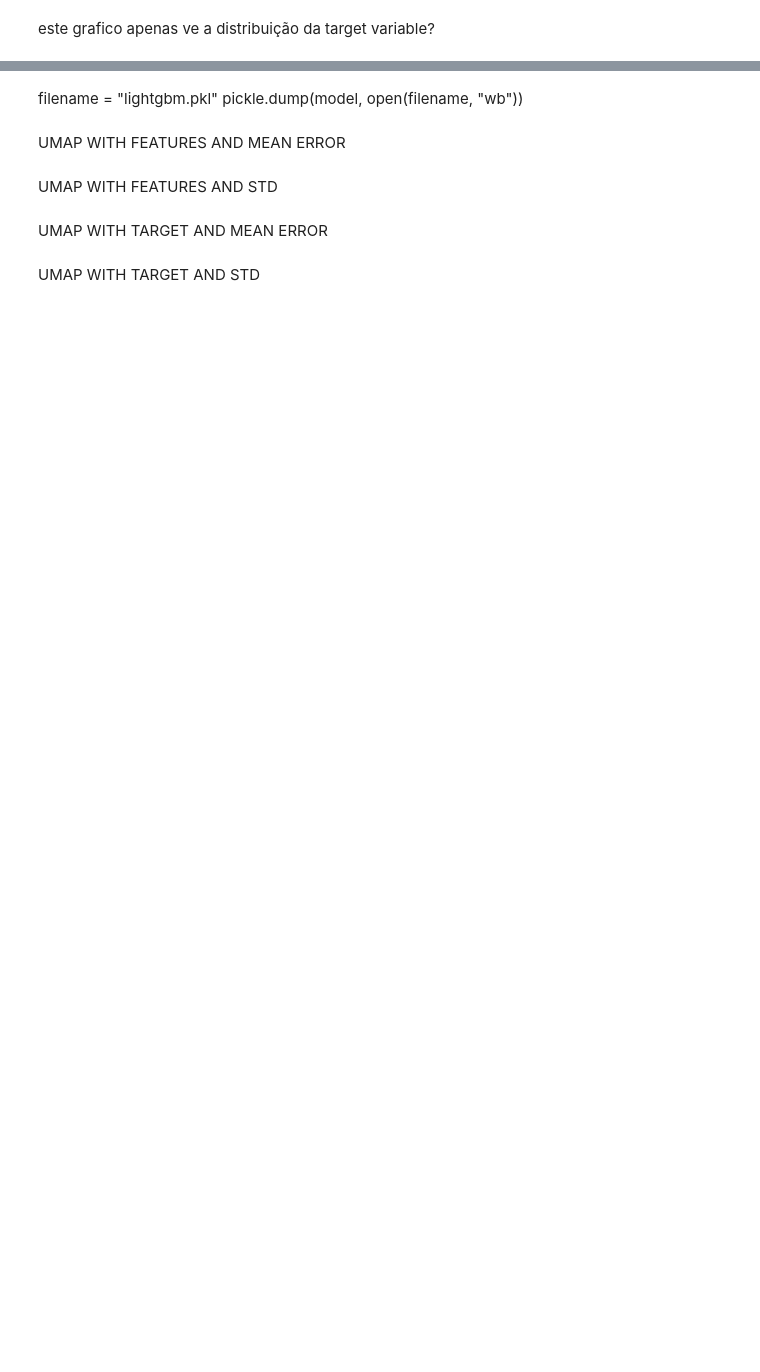
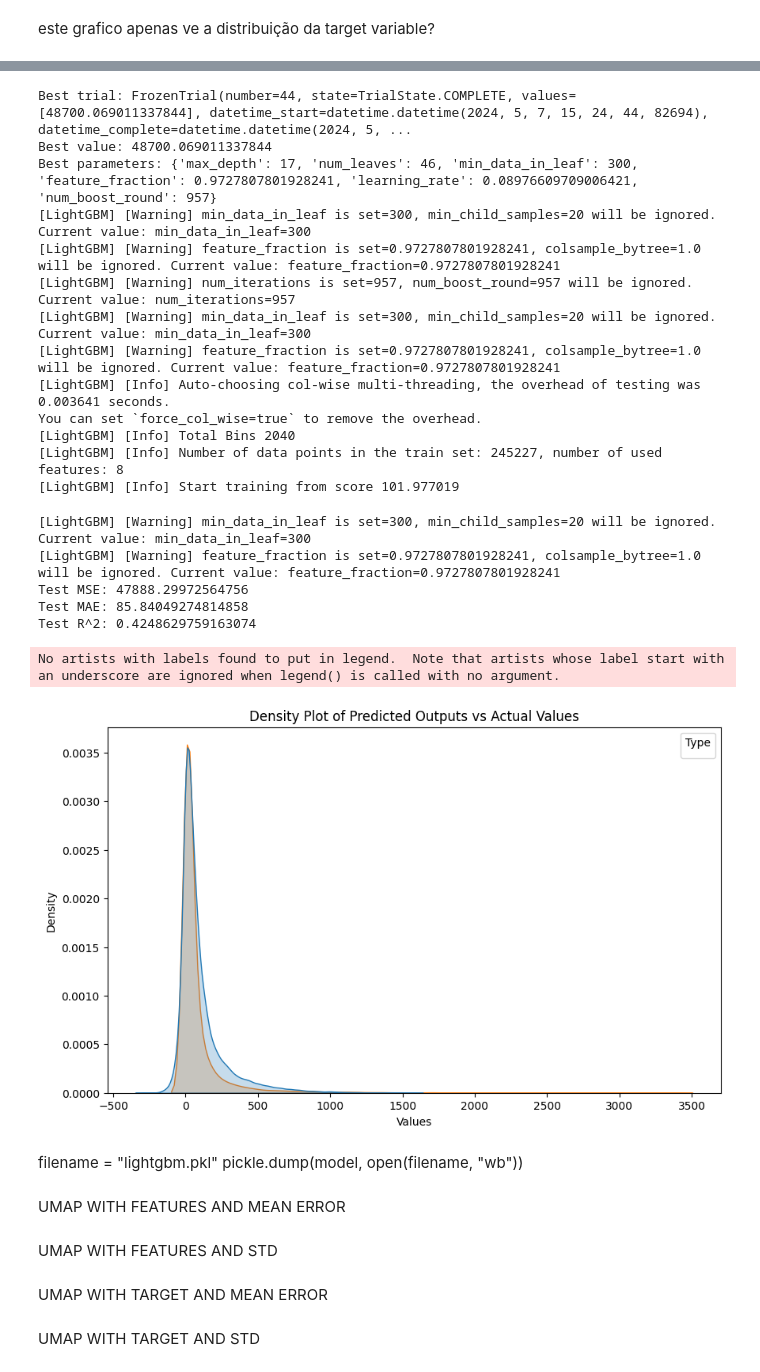
Before and after one commit to laiarodrigo/PIC-STELLARATOR, a Jupyter notebook: data_analysis/jup3.ipynb, the cells around one changed output, grey strips where cells are left out. Drawn from its saved outputs; the diff is of its cells as text; code cells hidden in the pictures; blank space fills up the shorter version.

Commit message:
updating file: analise3.py - normal lightgbm and graphics

```diff
--- a/data_analysis/jup3.ipynb
+++ b/data_analysis/jup3.ipynb
@@ -273,16 +421,68 @@ KeyboardInterrupt:
 # %%
 print('Best trial:', study.best_trial)
 print('Best value:', study.best_value)
 print('Best parameters:', study.best_params)
 
 import lightgbm as lgb
 
 # Assuming study.best_params already includes the best hyperparameters from your Optuna study for a regression problem
 model = lgb.LGBMRegressor(**study.best_params)
 
 # Assuming features_no_outliers and target_no_outliers are your feature matrix and target vector, respectively
 model.fit(features_no_outliers, target_no_outliers)
 
 # After fitting, you can use the model to predict or evaluate it further
 # For example, to predict new values
 predictions = model.predict(test_features_no_outliers)
+
+mse = mean_squared_error(test_target_no_outliers, predictions)
+mae = mean_absolute_error(test_target_no_outliers, predictions)
+r2 = r2_score(test_target_no_outliers, predictions)
+
+print(f"Test MSE: {mse}")
+print(f"Test MAE: {mae}")
+print(f"Test R^2: {r2}")
+
+df_predictions = pd.DataFrame({
+    "Predicted": predictions.flatten(),  # Flatten in case the predictions are in a 2D array
+    "Type": "Predicted"
+})
+df_actual = pd.DataFrame({
+    "Predicted": np.tile(Y_test, (len(predictions) // len(Y_test))),
+    "Type": "Actual"
+})
+
+import matplotlib.pyplot as plt
+import seaborn as sns
+
+# Combine and plot
+df_combined = pd.concat([df_predictions, df_actual])
+plt.figure(figsize=(10, 6))
+ax = sns.kdeplot(data=df_combined, x="Predicted", hue="Type", fill=True)
+plt.title('Density Plot of Predicted Outputs vs Actual Values')
+plt.xlabel('Values')
+plt.ylabel('Density')
+handles, labels = ax.get_legend_handles_labels()
+ax.legend(handles=handles, labels=["Predicted", "Actual"], title="Type")
+plt.show()
+# %% [output]
+Best trial: FrozenTrial(number=44, state=TrialState.COMPLETE, values=[48700.069011337844], datetime_start=datetime.datetime(2024, 5, 7, 15, 24, 44, 82694), datetime_complete=datetime.datetime(2024, 5, ...
+Best value: 48700.069011337844
+Best parameters: {'max_depth': 17, 'num_leaves': 46, 'min_data_in_leaf': 300, 'feature_fraction': 0.9727807801928241, 'learning_rate': 0.08976609709006421, 'num_boost_round': 957}
+[LightGBM] [Warning] min_data_in_leaf is set=300, min_child_samples=20 will be ignored. Current value: min_data_in_leaf=300
+[LightGBM] [Warning] feature_fraction is set=0.9727807801928241, colsample_bytree=1.0 will be ignored. Current value: feature_fraction=0.9727807801928241
+[LightGBM] [Warning] num_iterations is set=957, num_boost_round=957 will be ignored. Current value: num_iterations=957
+[LightGBM] [Warning] min_data_in_leaf is set=300, min_child_samples=20 will be ignored. Current value: min_data_in_leaf=300
+[LightGBM] [Warning] feature_fraction is set=0.9727807801928241, colsample_bytree=1.0 will be ignored. Current value: feature_fraction=0.9727807801928241
+[LightGBM] [Info] Auto-choosing col-wise multi-threading, the overhead of testing was 0.003641 seconds.
+You can set `force_col_wise=true` to remove the overhead.
+[LightGBM] [Info] Total Bins 2040
+[LightGBM] [Info] Number of data points in the train set: 245227, number of used features: 8
+[LightGBM] [Info] Start training from score 101.977019
+[LightGBM] [Warning] min_data_in_leaf is set=300, min_child_samples=20 will be ignored. Current value: min_data_in_leaf=300
+[LightGBM] [Warning] feature_fraction is set=0.9727807801928241, colsample_bytree=1.0 will be ignored. Current value: feature_fraction=0.9727807801928241
+Test MSE: 47888.29972564756
+Test MAE: 85.84049274814858
+Test R^2: 0.4248629759163074
+No artists with labels found to put in legend.  Note that artists whose label start with an underscore are ignored when legend() is called with no argument.
+[figure, added]
```
Also changed, not shown: parts of 6 cells of this notebook, 2 other files.
